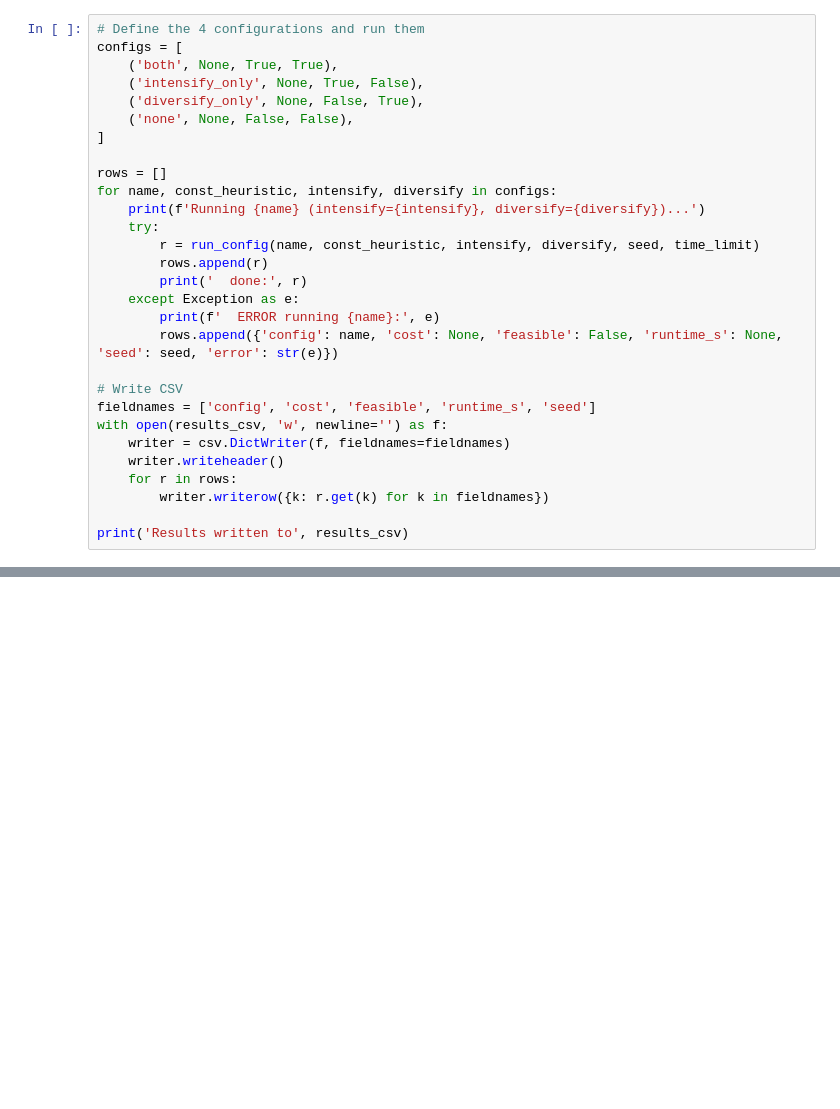
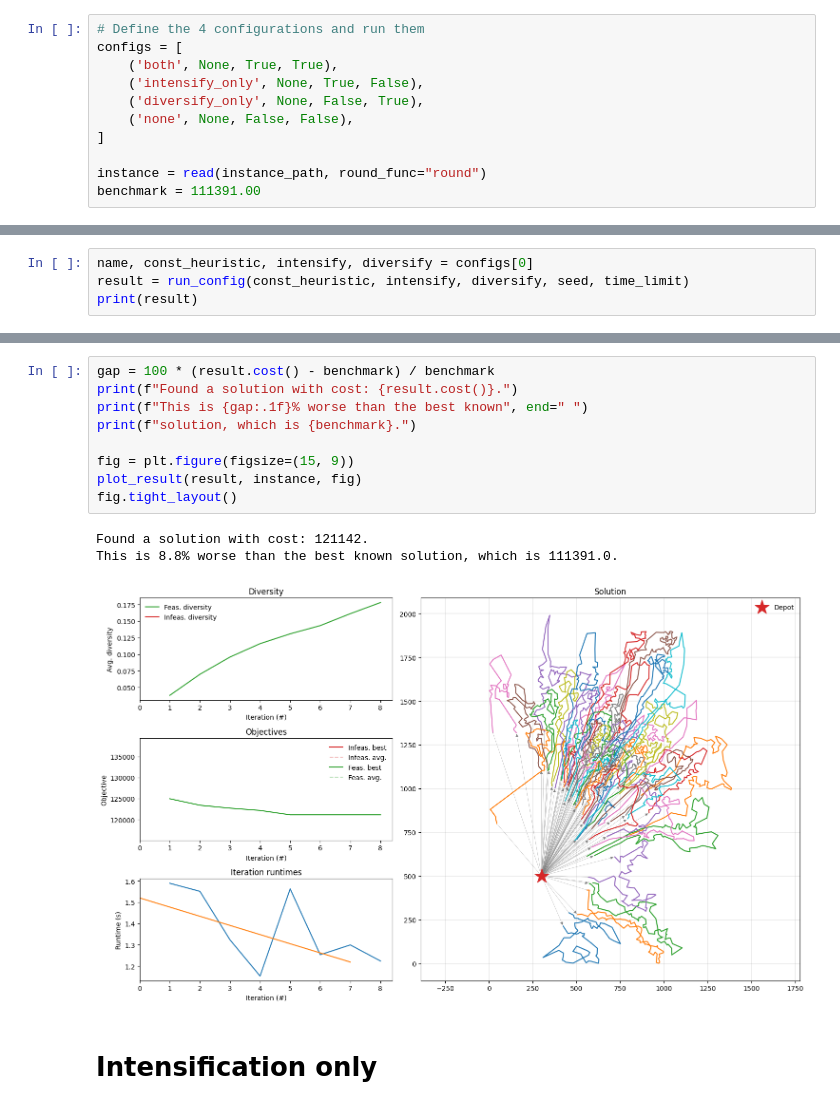
Before and after one commit to Corumba03/MC859-A7, a Jupyter notebook: experiments.ipynb, the cells around one changed output, grey strips where cells are left out. Drawn from its saved outputs; the diff is of its cells as text; blank space fills up the shorter version.

Commit message:
Added more instances and ran some experiments

```diff
--- a/experiments.ipynb
+++ b/experiments.ipynb
@@ -59,23 +51,5 @@ configs = [
     ('none', None, False, False),
 ]
 
-rows = []
-for name, const_heuristic, intensify, diversify in configs:
-    print(f'Running {name} (intensify={intensify}, diversify={diversify})...')
-    try:
-        r = run_config(name, const_heuristic, intensify, diversify, seed, time_limit)
-        rows.append(r)
-        print('  done:', r)
-    except Exception as e:
-        print(f'  ERROR running {name}:', e)
-        rows.append({'config': name, 'cost': None, 'feasible': False, 'runtime_s': None, 'seed': seed, 'error': str(e)})
-
-# Write CSV
-fieldnames = ['config', 'cost', 'feasible', 'runtime_s', 'seed']
-with open(results_csv, 'w', newline='') as f:
-    writer = csv.DictWriter(f, fieldnames=fieldnames)
-    writer.writeheader()
-    for r in rows:
-        writer.writerow({k: r.get(k) for k in fieldnames})
-
-print('Results written to', results_csv)
+instance = read(instance_path, round_func="round")
+benchmark = 111391.00
@@ -110,0 +63,4 @@ df
+# %%
+name, const_heuristic, intensify, diversify = configs[0]
+result = run_config(const_heuristic, intensify, diversify, seed, time_limit)
+print(result)
@@ -110,0 +85,15 @@ df
+# %%
+gap = 100 * (result.cost() - benchmark) / benchmark
+print(f"Found a solution with cost: {result.cost()}.")
+print(f"This is {gap:.1f}% worse than the best known", end=" ")
+print(f"solution, which is {benchmark}.")
+
+fig = plt.figure(figsize=(15, 9))
+plot_result(result, instance, fig)
+fig.tight_layout()
+# %% [output]
+Found a solution with cost: 121142.
+This is 8.8% worse than the best known solution, which is 111391.0.
+[figure, added]
+# %% [markdown]
+# Intensification only
```
Also changed, not shown: parts of 16 cells of this notebook, 8 other files.
